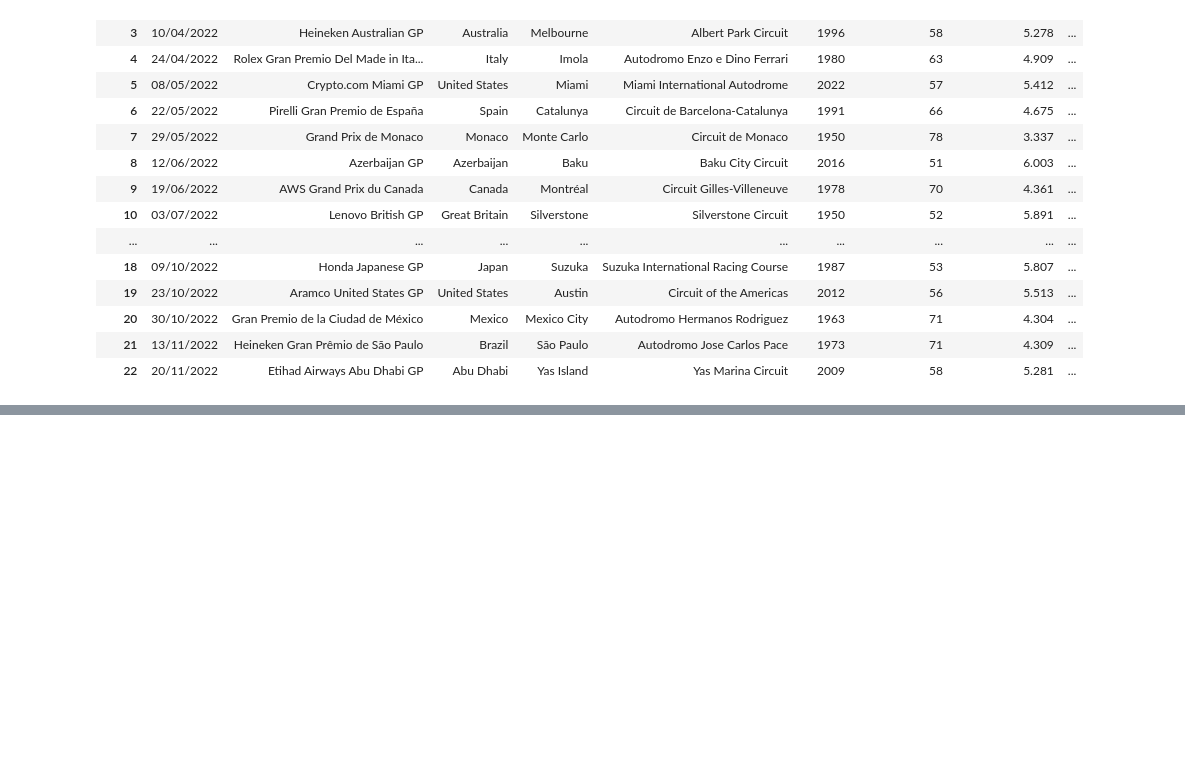
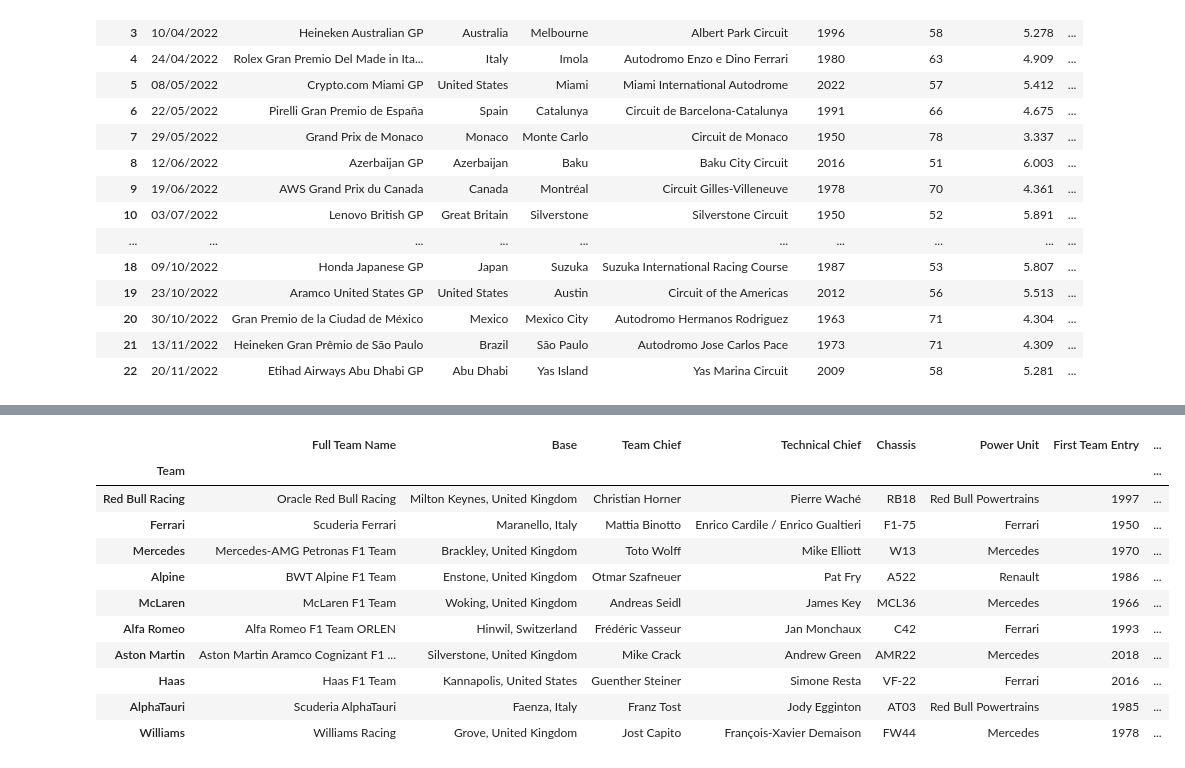
Before and after one commit to CWN221/Formula1-Data_Analytics, a Jupyter notebook: F1-2022_Analysis.ipynb, the cells around one changed output, grey strips where cells are left out. Cells and saved outputs as stored; diff of their text form; code cells hidden in the pictures; blank space fills up the shorter version.

```diff
--- a/F1-2022_Analysis.ipynb
+++ b/F1-2022_Analysis.ipynb
@@ -120,0 +144,15 @@ seasonCalendar
+# %%
+seasonTeams
+# %% [output]
+|  | Full Team Name | Base | Team Chief | Technical Chief | Chassis | Power Unit | First Team Entry | ... |
+| Team |  |  |  |  |  |  |  | ... |
+| Red Bull Racing | Oracle Red Bull Racing | Milton Keynes, United Kingdom | Christian Horner | Pierre Waché | RB18 | Red Bull Powertrains | 1997 | ... |
+| Ferrari | Scuderia Ferrari | Maranello, Italy | Mattia Binotto | Enrico Cardile / Enrico Gualtieri | F1-75 | Ferrari | 1950 | ... |
+| Mercedes | Mercedes-AMG Petronas F1 Team | Brackley, United Kingdom | Toto Wolff | Mike Elliott | W13 | Mercedes | 1970 | ... |
+| Alpine | BWT Alpine F1 Team | Enstone, United Kingdom | Otmar Szafneuer | Pat Fry | A522 | Renault | 1986 | ... |
+| McLaren | McLaren F1 Team | Woking, United Kingdom | Andreas Seidl | James Key | MCL36 | Mercedes | 1966 | ... |
+| Alfa Romeo | Alfa Romeo F1 Team ORLEN | Hinwil, Switzerland | Frédéric Vasseur | Jan Monchaux | C42 | Ferrari | 1993 | ... |
+| Aston Martin | Aston Martin Aramco Cognizant F1 ... | Silverstone, United Kingdom | Mike Crack | Andrew Green | AMR22 | Mercedes | 2018 | ... |
+| Haas | Haas F1 Team | Kannapolis, United States | Guenther Steiner | Simone Resta | VF-22 | Ferrari | 2016 | ... |
+| AlphaTauri | Scuderia AlphaTauri | Faenza, Italy | Franz Tost | Jody Egginton | AT03 | Red Bull Powertrains | 1985 | ... |
+| Williams | Williams Racing | Grove, United Kingdom | Jost Capito | François-Xavier Demaison | FW44 | Mercedes | 1978 | ... |
```
Also changed, not shown: parts of 4 cells of this notebook.
